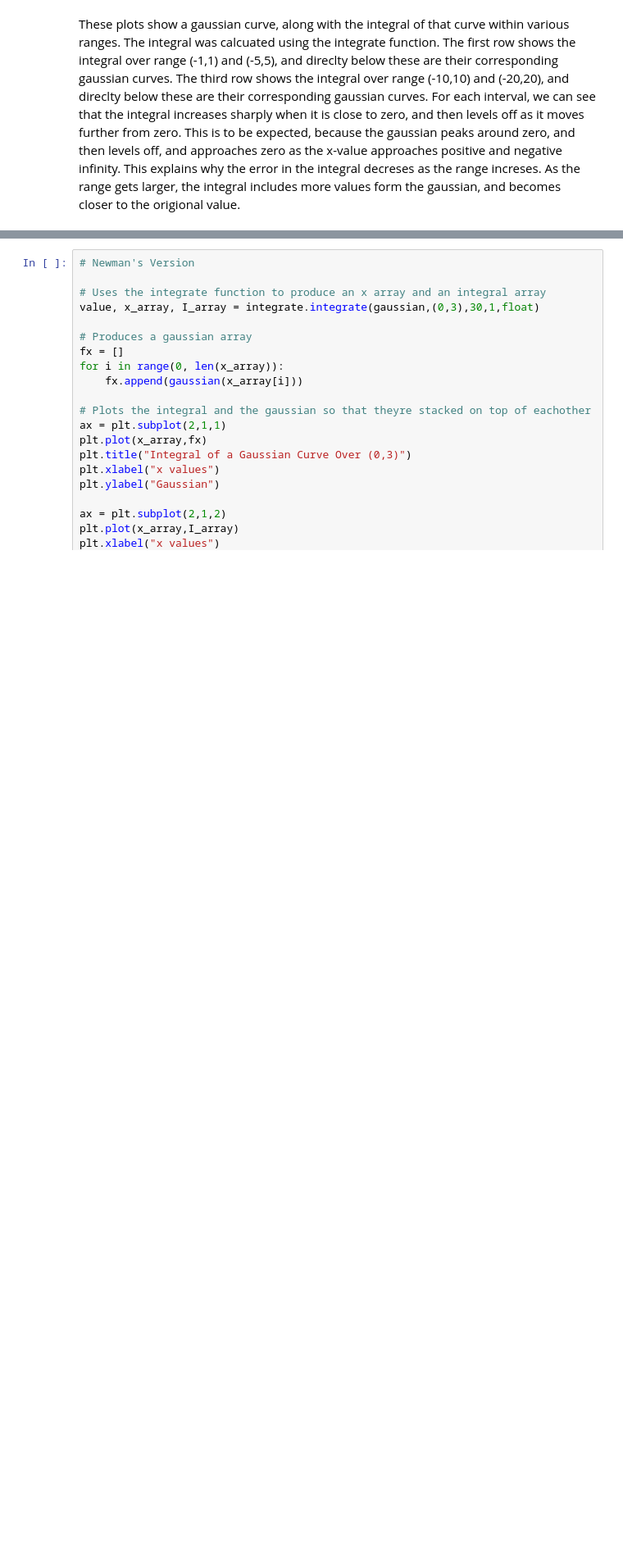
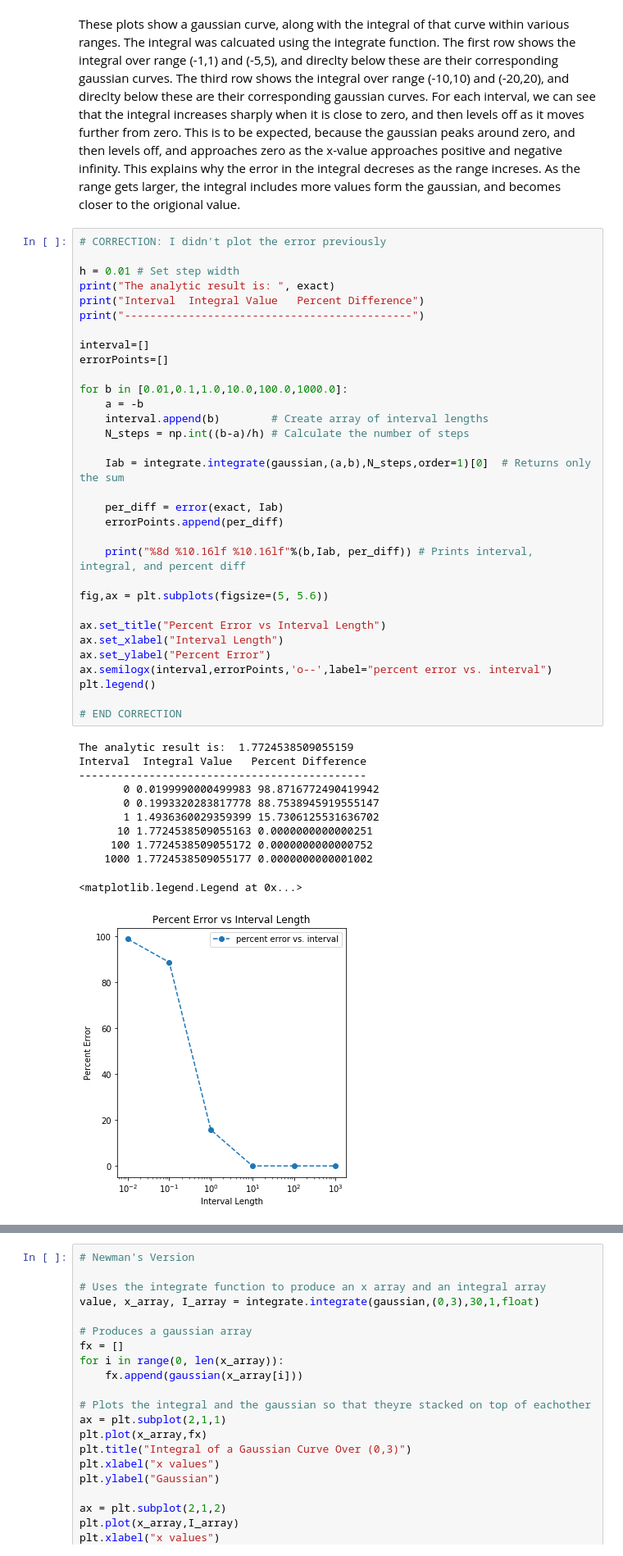
Before and after one commit to aMartin6/Labs, a Jupyter notebook: Lab4/Lab4.ipynb, the cells around one changed output, grey strips where cells are left out. Shown: that part at 82% size. Drawn from its saved outputs; the diff is of its cells as text; blank space fills up the shorter version.

```diff
--- a/Lab4/Lab4.ipynb
+++ b/Lab4/Lab4.ipynb
@@ -302,3 +302,47 @@ Error for (-20,20) =  4.014793673234603e-05 %
 [figure]
 # %% [markdown]
 These plots show a gaussian curve, along with the integral of that curve within various ranges. The integral was calcuated using the integrate function. The first row shows the integral over range (-1,1) and (-5,5), and direclty below these are their corresponding gaussian curves. The third row shows the integral over range (-10,10) and (-20,20), and direclty below these are their corresponding gaussian curves. For each interval, we can see that the integral increases sharply when it is close to zero, and then levels off as it moves further from zero. This is to be expected, because the gaussian peaks around zero, and then levels off, and approaches zero as the x-value approaches positive and negative infinity. This explains why the error in the integral decreses as the range increses. As the range gets larger, the integral includes more values form the gaussian, and becomes closer to the origional value.
+# %%
+# CORRECTION: I didn't plot the error previously
+
+h = 0.01 # Set step width
+print("The analytic result is: ", exact)
+print("Interval  Integral Value   Percent Difference")
+print("---------------------------------------------")
+
+interval=[]
+errorPoints=[]
+
+for b in [0.01,0.1,1.0,10.0,100.0,1000.0]:
+    a = -b
+    interval.append(b)        # Create array of interval lengths
+    N_steps = np.int((b-a)/h) # Calculate the number of steps
+
+    Iab = integrate.integrate(gaussian,(a,b),N_steps,order=1)[0]  # Returns only the sum
+
+    per_diff = error(exact, Iab)
+    errorPoints.append(per_diff)
+
+    print("%8d %10.16lf %10.16lf"%(b,Iab, per_diff)) # Prints interval, integral, and percent diff
+
+fig,ax = plt.subplots(figsize=(5, 5.6))
+
+ax.set_title("Percent Error vs Interval Length")
+ax.set_xlabel("Interval Length")
+ax.set_ylabel("Percent Error")
+ax.semilogx(interval,errorPoints,'o--',label="percent error vs. interval")
+plt.legend()
+
+# END CORRECTION
+# %% [output]
+The analytic result is:  1.7724538509055159
+Interval  Integral Value   Percent Difference
+---------------------------------------------
+       0 0.0199990000499983 98.8716772490419942
+       0 0.1993320283817778 88.7538945919555147
+       1 1.4936360029359399 15.7306125531636702
+      10 1.7724538509055163 0.0000000000000251
+     100 1.7724538509055172 0.0000000000000752
+    1000 1.7724538509055177 0.0000000000001002
+<matplotlib.legend.Legend at 0x...>
+[figure, added]
```
Also changed, not shown: parts of 3 cells of this notebook.
